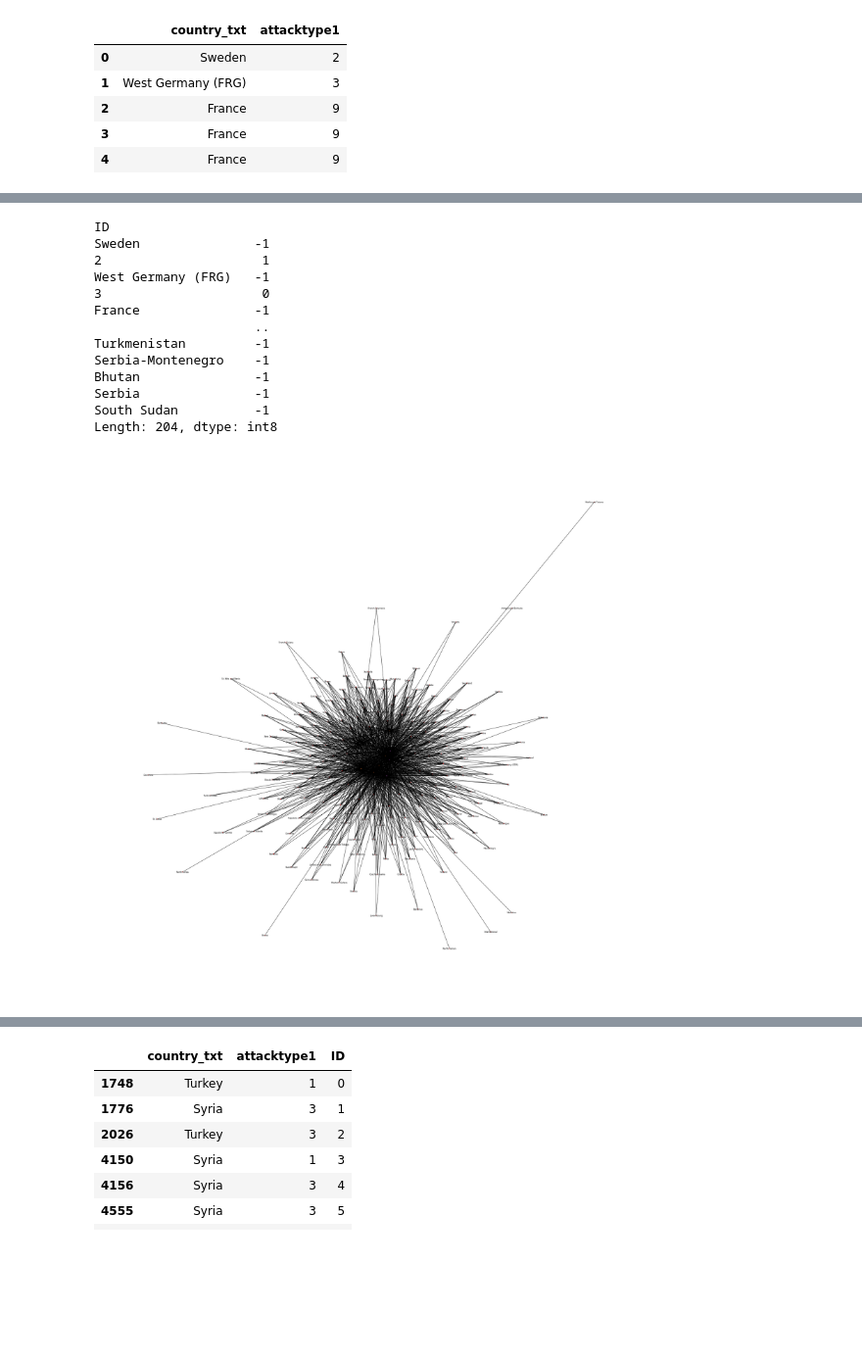
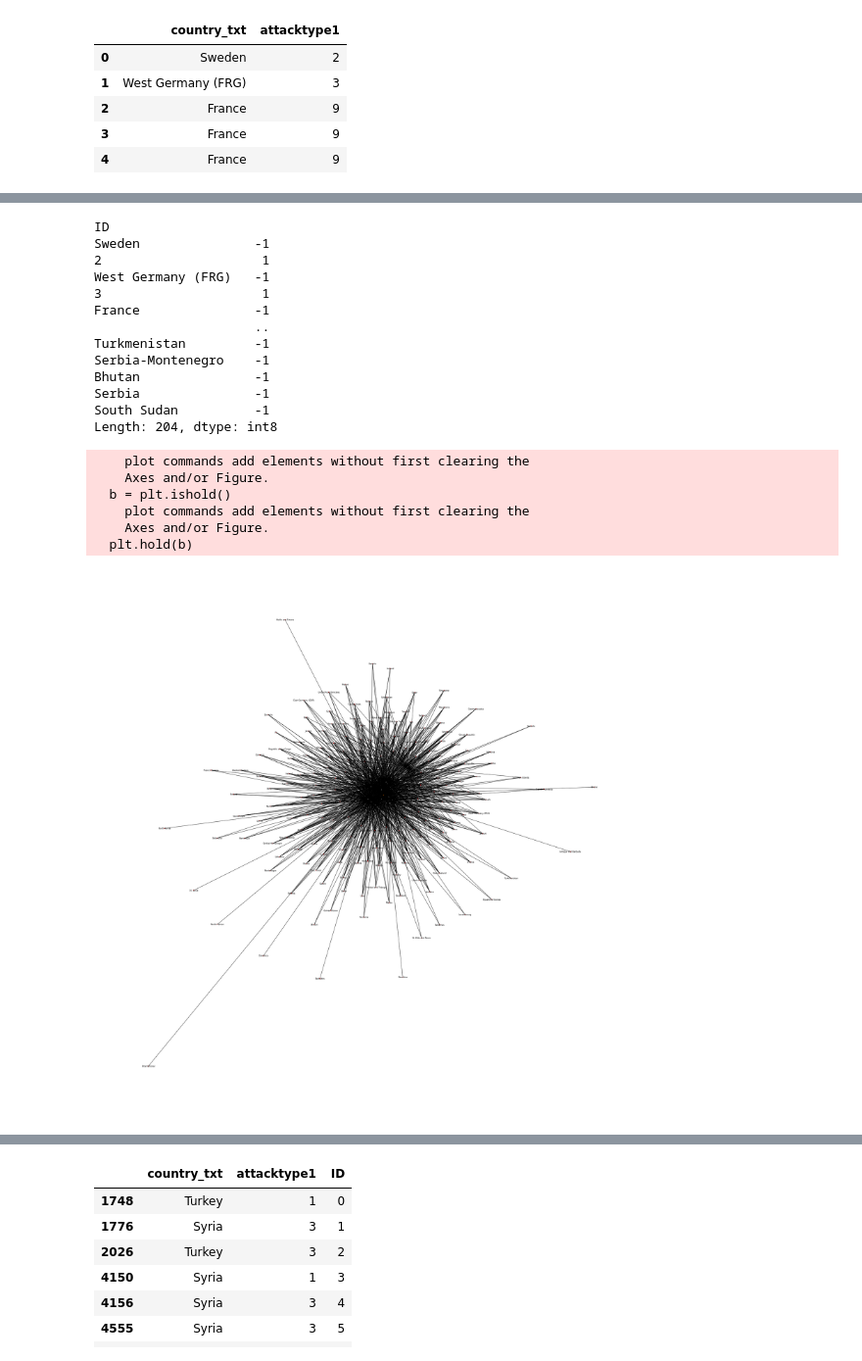
Before and after one commit to kelloggjohnd/Data620-Web_Analytics, a Jupyter notebook: Project 1/Category_test.ipynb, the cells around one changed output, grey strips where cells are left out. Shown at 98% size. Cells and saved outputs as stored; diff of their text form; code cells hidden in the pictures; blank space fills up the shorter version.

```diff
--- a/Project 1/Category_test.ipynb
+++ b/Project 1/Category_test.ipynb
@@ -26,7 +32,7 @@ ter_df.head()
 | 3 | France | 9 |
 | 4 | France | 9 |
 # %%
-catv = ter_df_sub.filter(["attacktype1"], axis=1)
+catv = ter_df.filter(["attacktype1"], axis=1)
 catv['ID'] = catv.reset_index().index
 catv.head()
 # %% [output]
@@ -59,7 +65,7 @@ ID
 Sweden               -1
 2                     1
 West Germany (FRG)   -1
-3                     0
+3                     1
 France               -1
                      ..
 Turkmenistan         -1
@@ -70,8 +76,17 @@ South Sudan          -1
 Length: 204, dtype: int8
 # %%
 plt.figure(figsize=(30,30))
-nx.draw(G, with_labels=True, node_color=catv['attacktype1'].cat.codes, cmap=plt.cm.Set1, node_size=5, font_size=8)
+nx.draw(G, with_labels=True,
+        node_color=catv['attacktype1'].cat.codes,
+        cmap=plt.cm.Set1,
+        node_size=5, font_size=8)
 plt.show()
 # %% [output]
+    plot commands add elements without first clearing the
+    Axes and/or Figure.
+  b = plt.ishold()
+    plot commands add elements without first clearing the
+    Axes and/or Figure.
+  plt.hold(b)
-[figure, old version]
+[figure, new version]
 # %%
```
Also changed, not shown: parts of 7 cells of this notebook, 2 other files.
